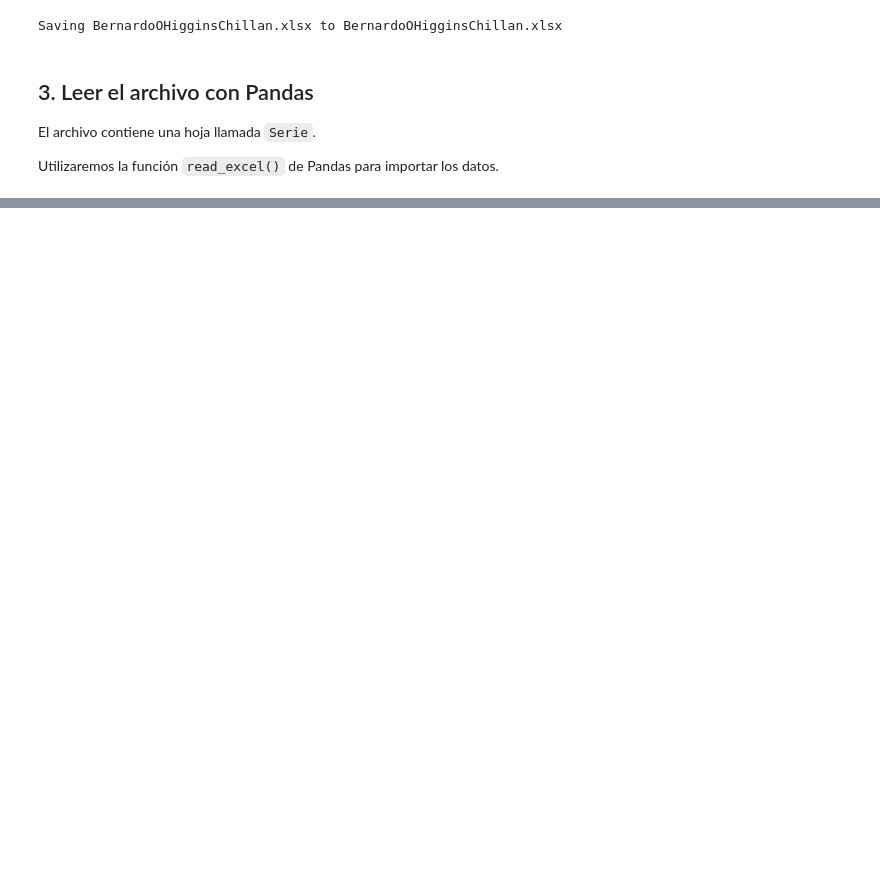
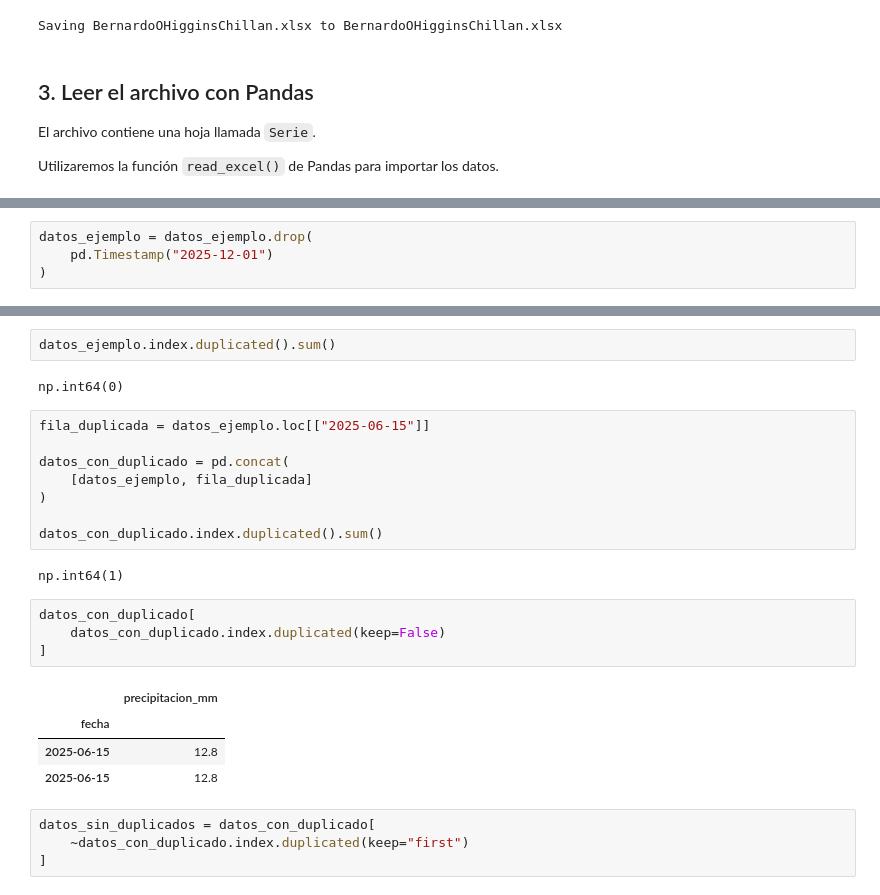
Before and after one commit to paulmunozpauta/Curso_Introduccion_Ciencia_Datos, a Jupyter notebook: Notebooks/M02_02_Organización_preparación_datos.ipynb, the cells around one changed output, grey strips where cells are left out. Cells and saved outputs as stored; diff of their text form; blank space fills up the shorter version.

```diff
--- a/Notebooks/M02_02_Organización_preparación_datos.ipynb
+++ b/Notebooks/M02_02_Organización_preparación_datos.ipynb
@@ -688,0 +161,4 @@ El gráfico debe incluir:
+# %%
+datos_ejemplo = datos_ejemplo.drop(
+    pd.Timestamp("2025-12-01")
+)
@@ -688,0 +208,27 @@ El gráfico debe incluir:
+# %%
+datos_ejemplo.index.duplicated().sum()
+# %% [output]
+np.int64(0)
+# %%
+fila_duplicada = datos_ejemplo.loc[["2025-06-15"]]
+
+datos_con_duplicado = pd.concat(
+    [datos_ejemplo, fila_duplicada]
+)
+
+datos_con_duplicado.index.duplicated().sum()
+# %% [output]
+np.int64(1)
+# %%
+datos_con_duplicado[
+    datos_con_duplicado.index.duplicated(keep=False)
+]
+# %% [output]
+|  | precipitacion_mm |
+| fecha |  |
+| 2025-06-15 | 12.8 |
+| 2025-06-15 | 12.8 |
+# %%
+datos_sin_duplicados = datos_con_duplicado[
+    ~datos_con_duplicado.index.duplicated(keep="first")
+]
```
Also changed, not shown: parts of 102 cells of this notebook.
